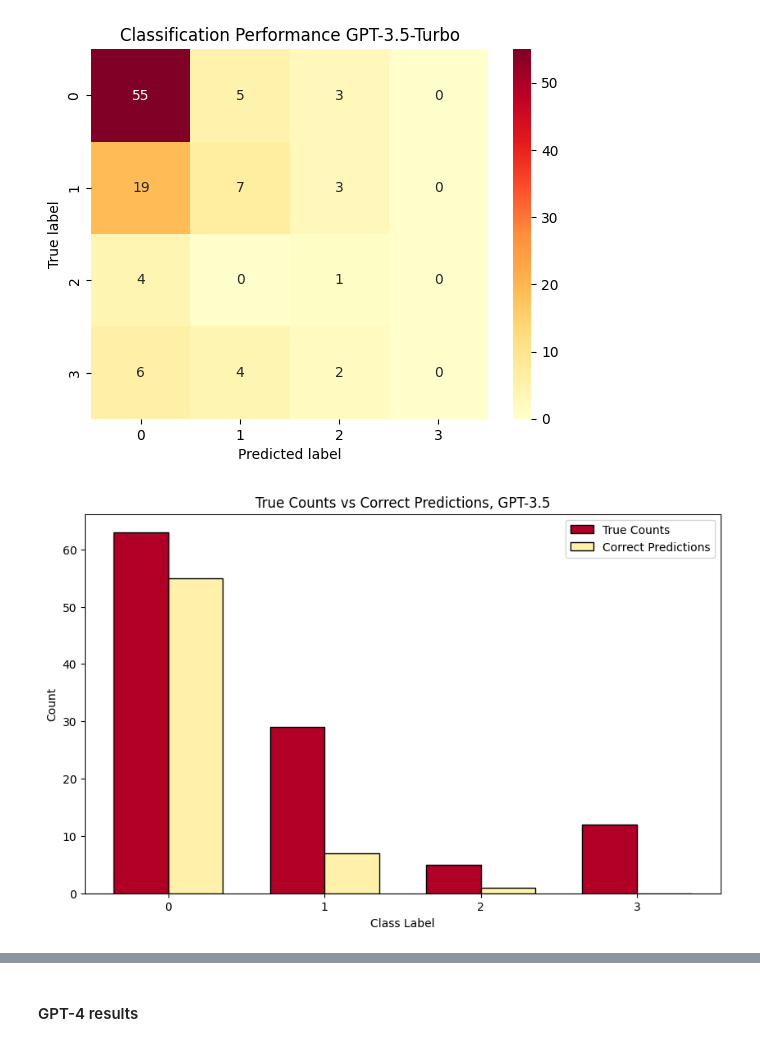
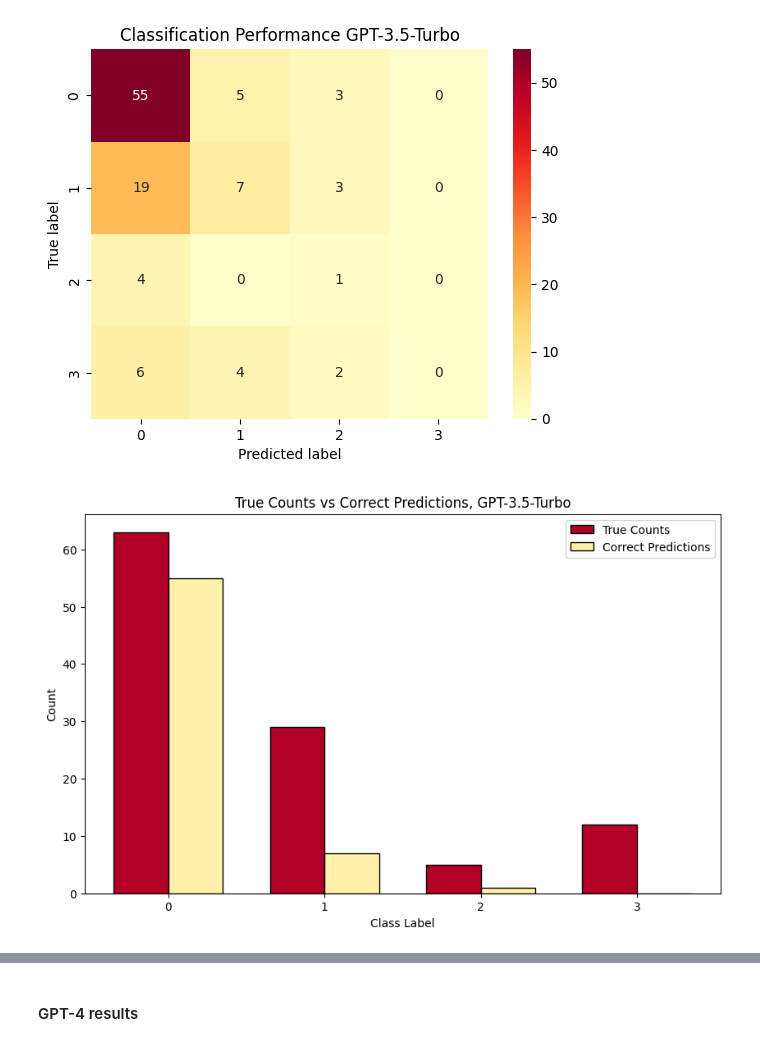
Before and after one commit to niklaswretblad/text-to-SQL-master-thesis, a Jupyter notebook: plots/plots.ipynb, the cells around one changed output, grey strips where cells are left out. Cells and saved outputs as stored; diff of their text form; code cells hidden in the pictures.

Commit message:
added plots of classification experiments

```diff
--- a/plots/plots.ipynb
+++ b/plots/plots.ipynb
@@ -467,32 +553,32 @@ annotation_counts_list =list(annotation_counts.values())
 
 # Create a new matrix for comparison
 comparison_matrix = np.vstack((annotation_counts_list, np.diag(confusion_matrix)))
 
 # Define the labels for the heatmap
 categories = ['True Counts', 'Correct Predictions']
 
 # For the bar chart, we will plot the same data
 plt.figure(figsize=(10, 6))
 # Setting the positions and width for the bars
 positions = np.arange(len(labels))
 width = 0.35
 
 cmap = plt.cm.YlOrRd
 light_yellow = cmap(0.1)  # Light yellow from the lower end
 deep_red = cmap(0.9)  # Deep red from the higher end
 
 # Plotting the bars for true counts and correct predictions
 plt.bar(positions - width/2, annotation_counts_list, width=width, label='True Counts', color=deep_red, edgecolor='black')
 plt.bar(positions + width/2, np.diag(confusion_matrix), width=width, label='Correct Predictions', color=light_yellow, edgecolor='black')
 
 # Adding labels and title
 plt.xlabel('Class Label')
 plt.ylabel('Count')
-plt.title('True Counts vs Correct Predictions, GPT-3.5')
+plt.title('True Counts vs Correct Predictions, GPT-3.5-Turbo')
 plt.xticks(positions, labels)
 plt.legend()
 
 # Display the bar chart
 plt.show()
 # %% [output]
-[figure, old version]
+[figure, new version]
```
Also changed, not shown: parts of 12 cells of this notebook.
